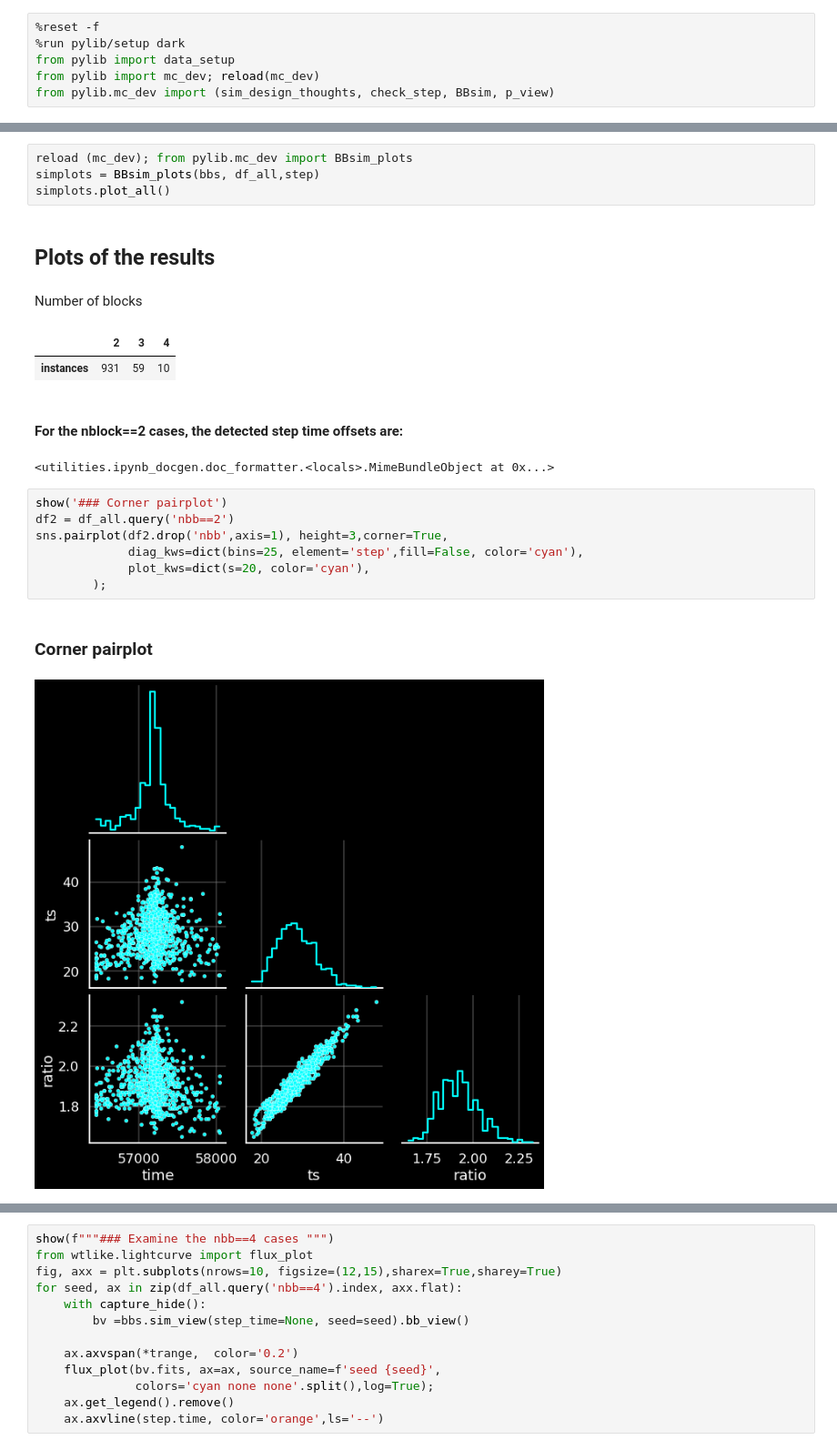
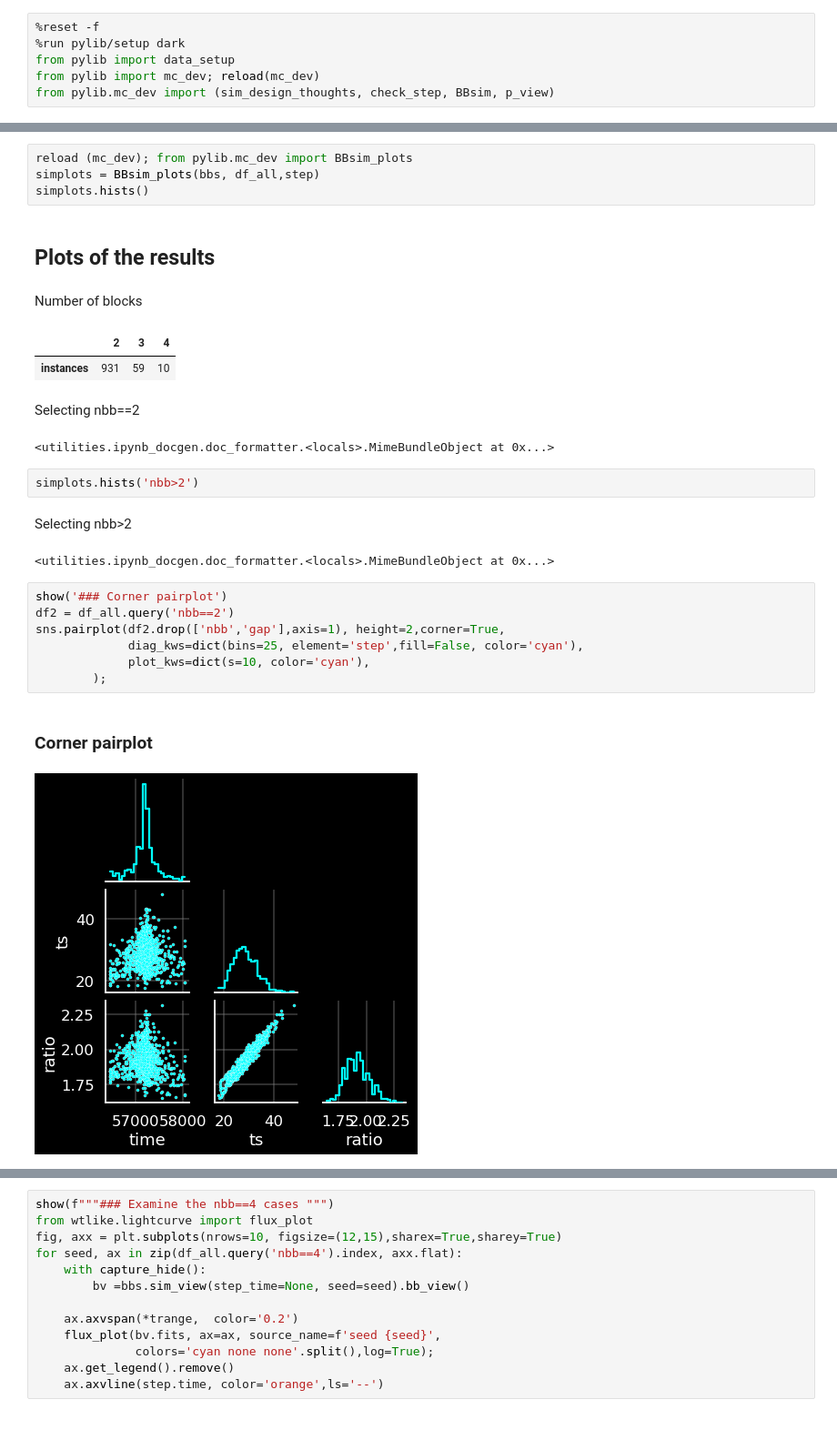
Before and after one commit to tburnett/agnsteps, a Jupyter notebook: Monte_Carlo.ipynb, the cells around one changed output, grey strips where cells are left out. Shown at 91% size. Drawn from its saved outputs; the diff is of its cells as text; blank space fills up the shorter version.

```diff
--- a/Monte_Carlo.ipynb
+++ b/Monte_Carlo.ipynb
@@ -92,24 +92,29 @@ elapsed time: 161.5s (2.7 min)
 # %%
 reload (mc_dev); from pylib.mc_dev import BBsim_plots
 simplots = BBsim_plots(bbs, df_all,step)
-simplots.plot_all()
+simplots.hists()
 # %% [output]
 ## Plots of the results
 Number of blocks <br>
 |  | 2 | 3 | 4 |
 | instances | 931 | 59 | 10 |
-#### For the nblock==2 cases, the detected step time offsets are:
+Selecting nbb==2
 <utilities.ipynb_docgen.doc_formatter.<locals>.MimeBundleObject at 0x...>
+# %%
+simplots.hists('nbb>2')
+# %% [output]
+Selecting nbb>2
+<utilities.ipynb_docgen.doc_formatter.<locals>.MimeBundleObject at 0x...>
 # %%
 show('### Corner pairplot')
 df2 = df_all.query('nbb==2')
-sns.pairplot(df2.drop('nbb',axis=1), height=3,corner=True,
+sns.pairplot(df2.drop(['nbb','gap'],axis=1), height=2,corner=True,
              diag_kws=dict(bins=25, element='step',fill=False, color='cyan'),
-             plot_kws=dict(s=20, color='cyan'),
+             plot_kws=dict(s=10, color='cyan'),
         );
 # %% [output]
 ### Corner pairplot
-[figure, old version]
+[figure, new version]
 # %%
 show(f"""### Examine the first 10 nbb==3 cases """)
 from wtlike.lightcurve import flux_plot
```
Also changed, not shown: parts of 12 cells of this notebook, 2 other files.
